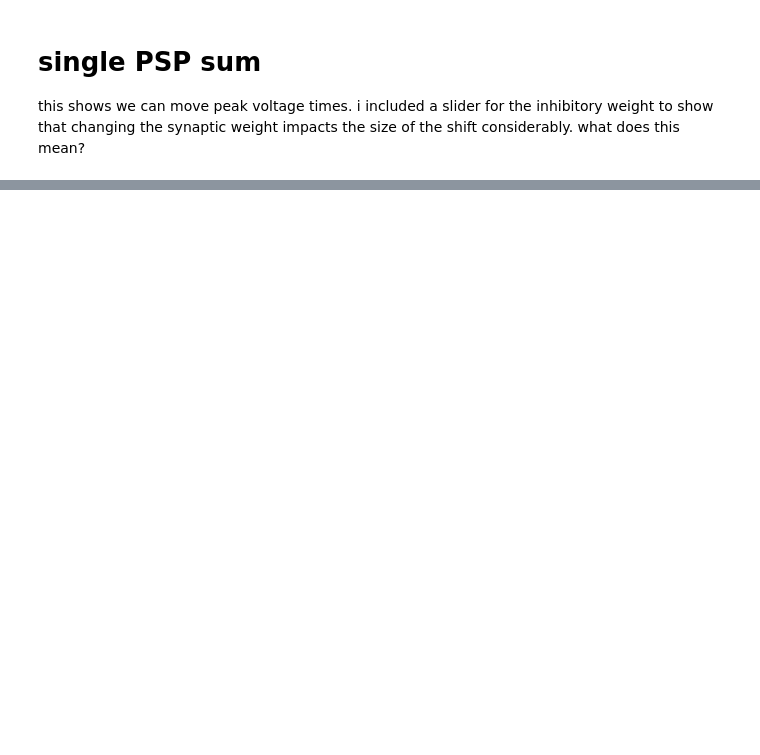
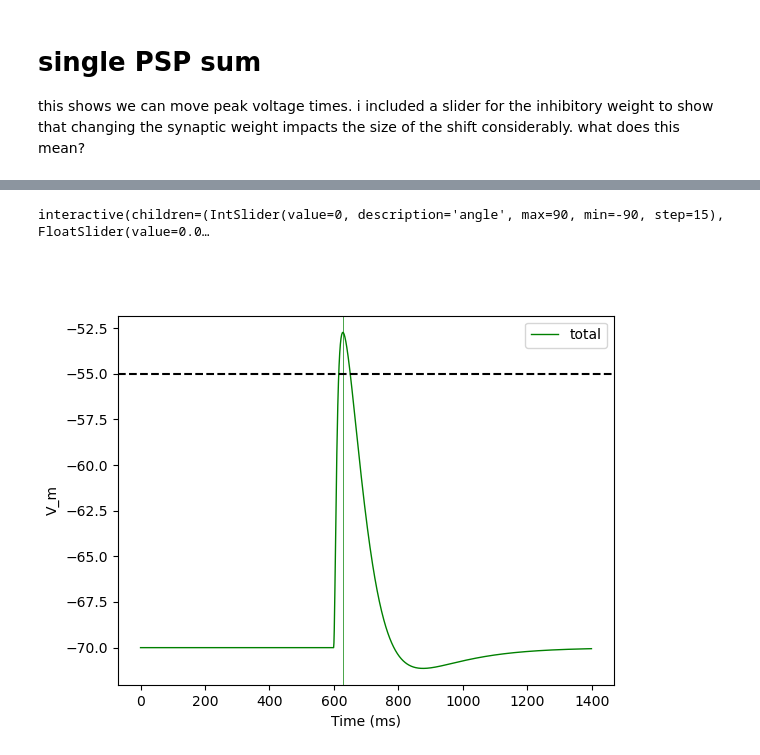
Before and after one commit to pollomarzo/polithesis, a Jupyter notebook: src/explore_MSO_myoga.ipynb, the cells around one changed output, grey strips where cells are left out. Saved outputs shown, nothing was run; the diff lists cells and outputs as text; code cells hidden in the pictures; blank space fills up the shorter version.

```diff
--- a/src/explore_MSO_myoga.ipynb
+++ b/src/explore_MSO_myoga.ipynb
@@ -118,0 +225,52 @@ interactive(children=(FloatSlider(value=-0.4, description='delta_t', max=1.0, mi
+# %%
+def paramsMSO4(
+    angle:float=0,
+    deltat_inhi:float=0, # delay_exc_i - delay_inh_i
+    deltat_inhc:float=0, # delay_exc_c - delay_inh_c
+    **kwargs
+):
+    params=ParamsMSO4(**kwargs)
+    itd = angle_to_itd(angle)
+    params.delay_exc_c = params.delay_exc_i + itd
+    params.delay_inh_i = params.delay_exc_i + deltat_inhi
+    params.delay_inh_c = params.delay_exc_c + deltat_inhc
+    return params
+# %%
+def show_mso_four_inputs(angle, deltat_inhi, deltat_inhc, weight_inh_i, weight_inh_c):
+    # first run needs to create the plot
+    my_name = inspect.currentframe().f_code.co_name
+    if my_name not in figures.keys() or not figures[my_name][0].get_visible():
+        figures[my_name] = plt.subplots(1, 1)
+    fig, ax = figures[my_name]
+    [l.remove() for l in ax.lines]
+    p = paramsMSO4(
+        angle,
+        deltat_inhi,
+        deltat_inhc,
+        weight_inh_i=weight_inh_i,
+        weight_inh_c=weight_inh_c,
+    )
+    res_total = mso(p)
+    # res_only_inh = mso(paramsMSO4())
+    plot_voltage(ax, res_total, "g", "total")
+    plot_threshold(ax)
+    plot_axes_legend(ax)
+    print(
+        f"ipsi exc -> {p.delay_exc_i}ms,\tcntr exc -> {p.delay_exc_c}ms,\nipsi inh -> {p.delay_inh_i}ms,\tcntr inh -> {p.delay_inh_c}ms"
+    )
+    fig.show()
+
+
+display(
+    widgets.interactive(
+        show_mso_four_inputs,
+        angle=widgets.IntSlider(min=-90, max=90, step=15, value=0),
+        deltat_inhi=widgets.FloatSlider(min=-1.5, max=1, step=0.1),
+        deltat_inhc=widgets.FloatSlider(min=-1.5, max=1, step=0.1),
+        weight_inh_i=widgets.IntSlider(min=-15, max=0, step=1, value=-4),
+        weight_inh_c=widgets.IntSlider(min=-15, max=0, step=1, value=-4),
+    )
+)
+# %% [output]
+interactive(children=(IntSlider(value=0, description='angle', max=90, min=-90, step=15), FloatSlider(value=0.0…
+[figure, added]
```
Also changed, not shown: parts of 11 cells of this notebook, 1 other file.
